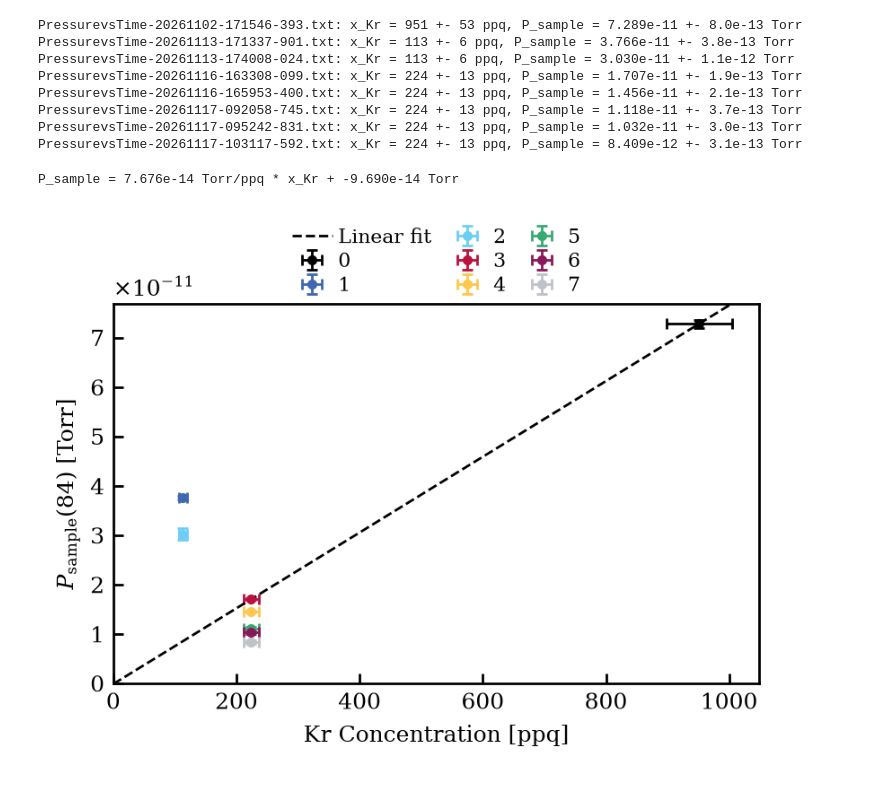
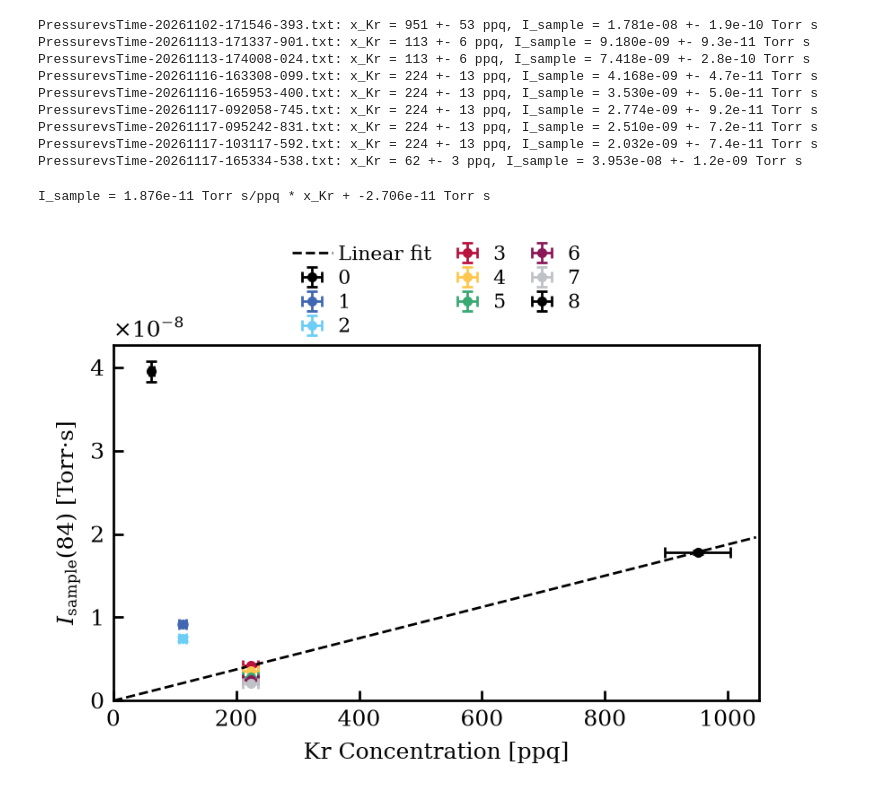
Before and after one commit to dachengx/rga-etl, a Jupyter notebook: calibration.ipynb, the cells around one changed output. Drawn from its saved outputs; the diff is of its cells as text; code cells hidden in the pictures.

```diff
--- a/calibration.ipynb
+++ b/calibration.ipynb
@@ -27,6 +27,7 @@ filenames = [
     'PressurevsTime-20261117-092058-745.txt',
     'PressurevsTime-20261117-095242-831.txt',
     'PressurevsTime-20261117-103117-592.txt',
+    'PressurevsTime-20261117-165334-538.txt',
 ]
 
 masses = [87, 28, 40, 62, 84]
@@ -42,57 +43,59 @@ calibrations = [
     dict(delta_v=0.0198, n_expansion=2, temperature=292, recycler_pressure=14.8),
     dict(delta_v=0.0198, n_expansion=2, temperature=292, recycler_pressure=14.8),
     dict(delta_v=0.0198, n_expansion=2, temperature=292, recycler_pressure=14.8),
+    dict(delta_v=0.0055, n_expansion=2, temperature=292, recycler_pressure=14.8),
 ]
 # %%
-# Sample partial pressure of AMU 84 (Sec. 1) and Kr mole fraction (Sec. 2) of each file
-P, P_err = np.empty(len(filenames)), np.empty(len(filenames))
+# Background-subtracted integral of AMU 84 over the flow run and Kr mole fraction (Sec. 2) of each file
+I, I_err = np.empty(len(filenames)), np.empty(len(filenames))
 x_kr, x_kr_err = np.empty(len(filenames)), np.empty(len(filenames))
 
 for i, (filename, calibration) in enumerate(zip(filenames, calibrations)):
     rga = read_rga_file(os.path.join(folder, filename))
     t0 = get_t0(rga['t'], rga[28])
-    P[i], P_err[i] = get_partial_pressure(rga, t0, mass=84)
+    I[i], I_err[i] = get_sample_integral(rga, t0, mass=84)
     x_kr[i], x_kr_err[i] = get_kr_concentration(**calibration)
 
     print(
         f'{filename}: x_Kr = {x_kr[i] * 1e15:.0f} +- {x_kr_err[i] * 1e15:.0f} ppq, '
-        f'P_sample = {P[i]:.3e} +- {P_err[i]:.1e} Torr'
+        f'I_sample = {I[i]:.3e} +- {I_err[i]:.1e} Torr s'
     )
 # %% [output]
-PressurevsTime-20261102-171546-393.txt: x_Kr = 951 +- 53 ppq, P_sample = 7.289e-11 +- 8.0e-13 Torr
-PressurevsTime-20261113-171337-901.txt: x_Kr = 113 +- 6 ppq, P_sample = 3.766e-11 +- 3.8e-13 Torr
-PressurevsTime-20261113-174008-024.txt: x_Kr = 113 +- 6 ppq, P_sample = 3.030e-11 +- 1.1e-12 Torr
-PressurevsTime-20261116-163308-099.txt: x_Kr = 224 +- 13 ppq, P_sample = 1.707e-11 +- 1.9e-13 Torr
-PressurevsTime-20261116-165953-400.txt: x_Kr = 224 +- 13 ppq, P_sample = 1.456e-11 +- 2.1e-13 Torr
-PressurevsTime-20261117-092058-745.txt: x_Kr = 224 +- 13 ppq, P_sample = 1.118e-11 +- 3.7e-13 Torr
-PressurevsTime-20261117-095242-831.txt: x_Kr = 224 +- 13 ppq, P_sample = 1.032e-11 +- 3.0e-13 Torr
-PressurevsTime-20261117-103117-592.txt: x_Kr = 224 +- 13 ppq, P_sample = 8.409e-12 +- 3.1e-13 Torr
+PressurevsTime-20261102-171546-393.txt: x_Kr = 951 +- 53 ppq, I_sample = 1.781e-08 +- 1.9e-10 Torr s
+PressurevsTime-20261113-171337-901.txt: x_Kr = 113 +- 6 ppq, I_sample = 9.180e-09 +- 9.3e-11 Torr s
+PressurevsTime-20261113-174008-024.txt: x_Kr = 113 +- 6 ppq, I_sample = 7.418e-09 +- 2.8e-10 Torr s
+PressurevsTime-20261116-163308-099.txt: x_Kr = 224 +- 13 ppq, I_sample = 4.168e-09 +- 4.7e-11 Torr s
+PressurevsTime-20261116-165953-400.txt: x_Kr = 224 +- 13 ppq, I_sample = 3.530e-09 +- 5.0e-11 Torr s
+PressurevsTime-20261117-092058-745.txt: x_Kr = 224 +- 13 ppq, I_sample = 2.774e-09 +- 9.2e-11 Torr s
+PressurevsTime-20261117-095242-831.txt: x_Kr = 224 +- 13 ppq, I_sample = 2.510e-09 +- 7.2e-11 Torr s
+PressurevsTime-20261117-103117-592.txt: x_Kr = 224 +- 13 ppq, I_sample = 2.032e-09 +- 7.4e-11 Torr s
+PressurevsTime-20261117-165334-538.txt: x_Kr = 62 +- 3 ppq, I_sample = 3.953e-08 +- 1.2e-09 Torr s
 # %%
 fig, ax = plt.subplots(1, 1, figsize=(4, 3))
 
 for i in range(len(filenames)):
     ax.errorbar(
-        x_kr[i] * 1e15, P[i],
-        xerr=x_kr_err[i] * 1e15, yerr=P_err[i],
+        x_kr[i] * 1e15, I[i],
+        xerr=x_kr_err[i] * 1e15, yerr=I_err[i],
         marker='o', linestyle='none', capsize=2, label=i,
     )
 # ax.plot(0, 0, color='w')
 ax.set_xlim(left=0)
 ax.set_ylim(bottom=0)
 # ax.set_yscale('log')
 
-# Linear fit of P_sample against x_Kr, unweighted (uncertainties not used)
-slope, intercept = np.polyfit(x_kr[[0, 3]] * 1e15, P[[0, 3]], 1)
+# Linear fit of I_sample against x_Kr, unweighted (uncertainties not used)
+slope, intercept = np.polyfit(x_kr[[0, 3]] * 1e15, I[[0, 3]], 1)
 x_fit = np.linspace(0, 1.1 * np.max(x_kr * 1e15), 100)
 ax.plot(x_fit, slope * x_fit + intercept, color='k', linestyle='--', label='Linear fit')
-print(f'P_sample = {slope:.3e} Torr/ppq * x_Kr + {intercept:.3e} Torr')
+print(f'I_sample = {slope:.3e} Torr s/ppq * x_Kr + {intercept:.3e} Torr s')
 
 # ax.legend(ncols=len(filenames) + 1)
 ax.legend(ncols=3)
 ax.set_xlabel('Kr Concentration [ppq]')
-ax.set_ylabel('$P_\\mathrm{sample}$(84) [Torr]')
+ax.set_ylabel('$I_\\mathrm{sample}$(84) [Torr$\\cdot$s]')
 
 plt.show()
 # %% [output]
-P_sample = 7.676e-14 Torr/ppq * x_Kr + -9.690e-14 Torr
+I_sample = 1.876e-11 Torr s/ppq * x_Kr + -2.706e-11 Torr s
-[figure, old version]
+[figure, new version]
```
Also changed, not shown: parts of 1 cell of this notebook, 1 other file.
